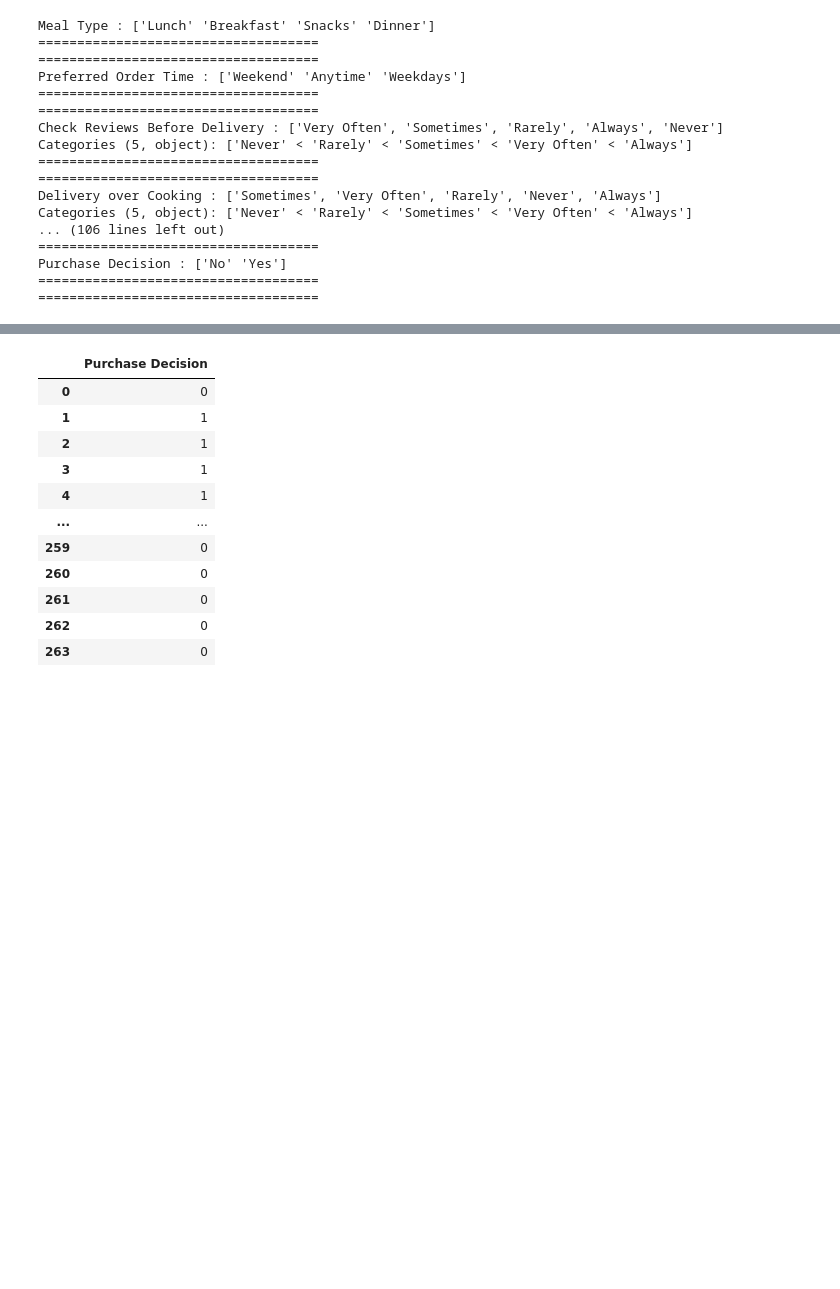
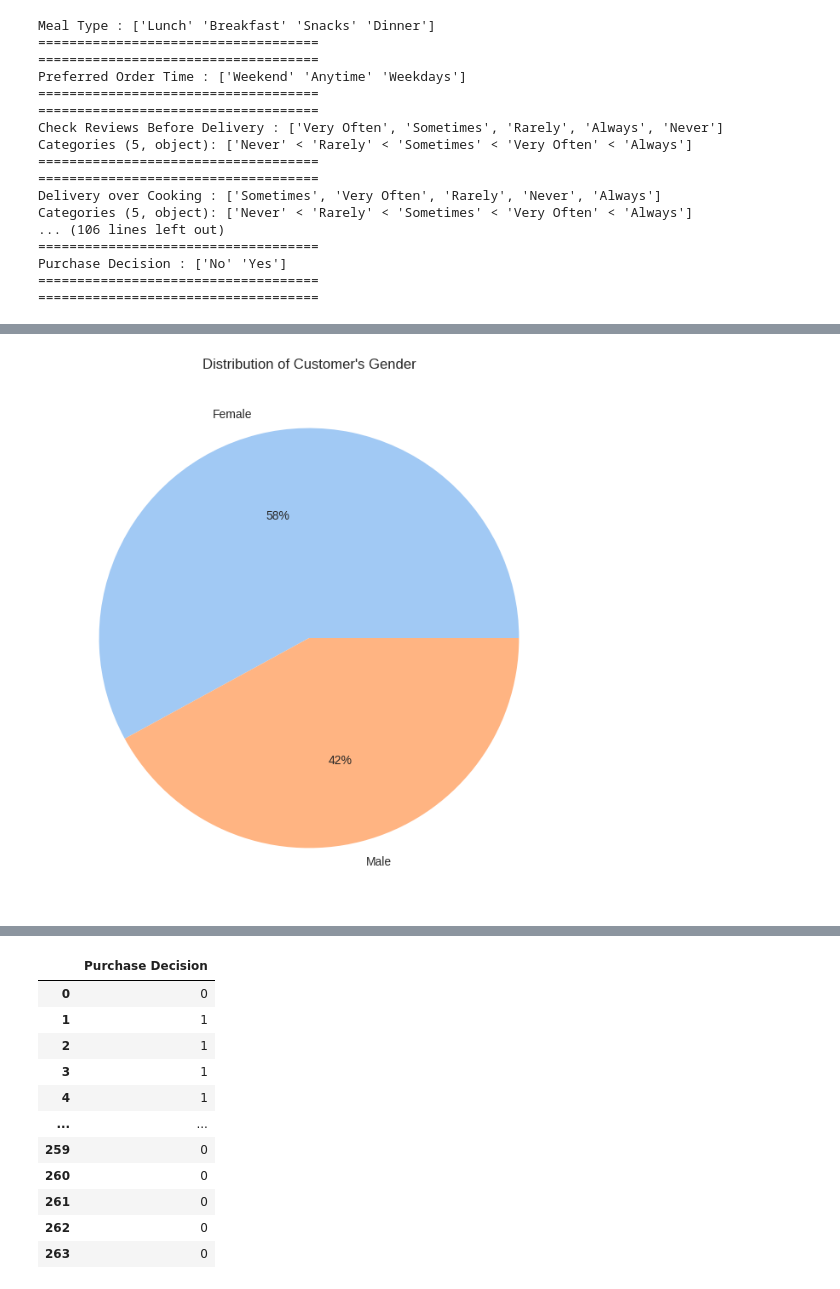
Before and after one commit to mayamoneib/deliveryfood, a Jupyter notebook: surveydata.ipynb, the cells around one changed output, grey strips where cells are left out. Cells and saved outputs as stored; diff of their text form; code cells hidden in the pictures; blank space fills up the shorter version.

```diff
--- a/surveydata.ipynb
+++ b/surveydata.ipynb
@@ -381,0 +545,14 @@ Purchase Decision : ['No' 'Yes']
+# %%
+female = len(new_version[new_version["Gender"] == 'Female'])
+male = len(new_version[new_version["Gender"] == 'Male'])
+data_gender = [female,male]
+labels = ['Female', 'Male']
+
+colors = sns.color_palette('pastel')[0:5] # seaborn color palette to use
+
+plt.figure(figsize=(10,8))
+plt.title("Distribution of Customer's Gender")
+plt.pie(data_gender, labels = labels, colors = colors, autopct='%.0f%%')
+plt.show()
+# %% [output]
+[figure, added]
```
Also changed, not shown: parts of 9 cells of this notebook.
